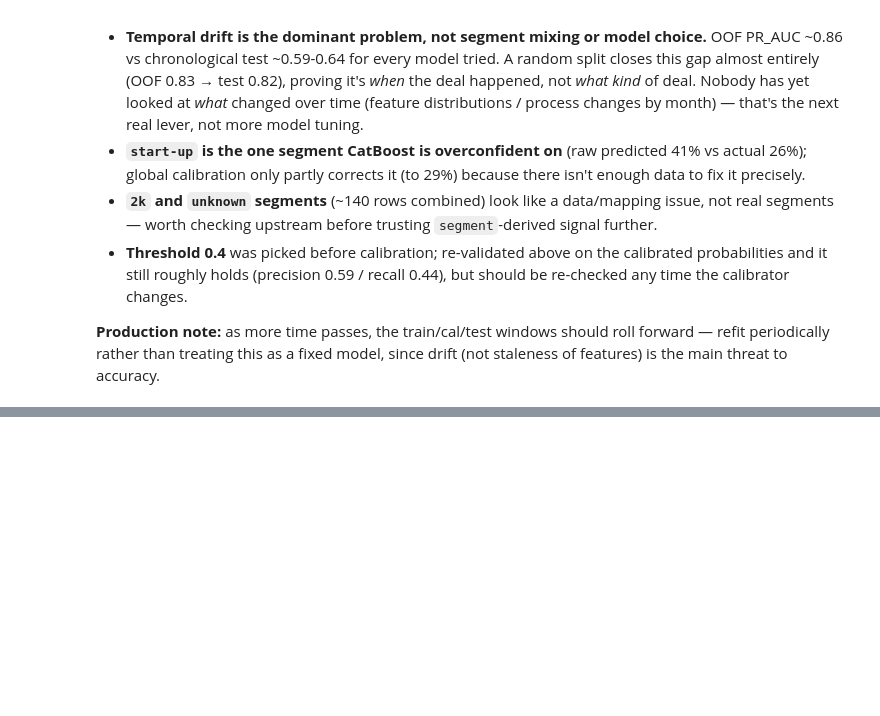
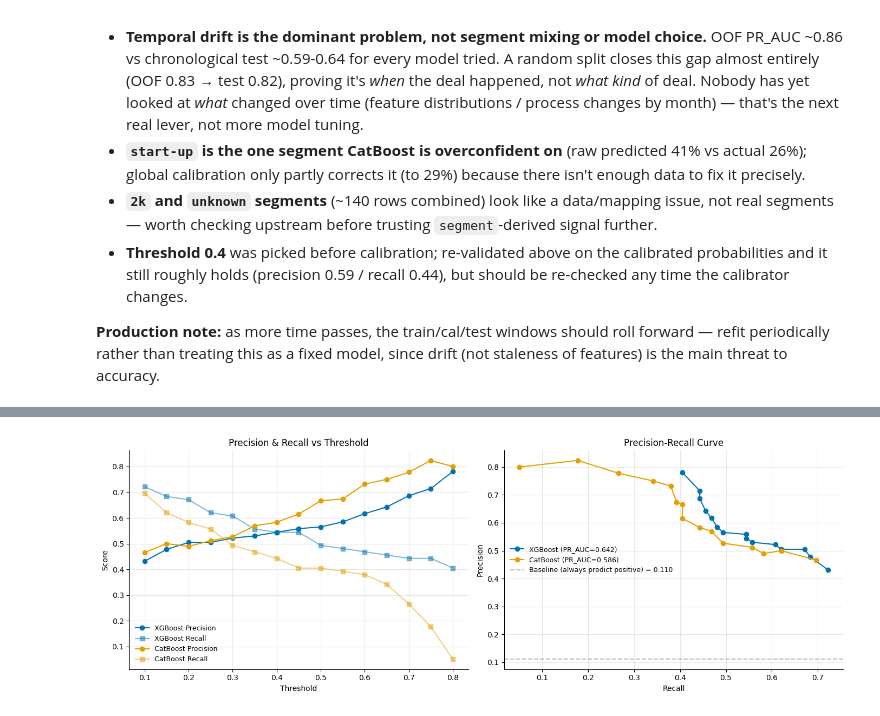
Before and after one commit to sudo-ansh007/forecast, a Jupyter notebook: win_probability_colab_new_draft.ipynb, the cells around one changed output, grey strips where cells are left out. Saved outputs shown, nothing was run; the diff lists cells and outputs as text; code cells hidden in the pictures; blank space fills up the shorter version.

```diff
--- a/win_probability_colab_new_draft.ipynb
+++ b/win_probability_colab_new_draft.ipynb
@@ -568,0 +661,33 @@ start-up only: actual 0.2581   global pred 0.2875   hybrid pred 0.3566
+# %%
+# Precision-Recall curves
+fig, axes = plt.subplots(1, 2, figsize=(14, 5))
+
+# Left: Precision & Recall vs Threshold
+ax = axes[0]
+ax.plot(df_xgb.threshold, df_xgb.precision, 'o-', label='XGBoost Precision', color='#0072B2')
+ax.plot(df_xgb.threshold, df_xgb.recall, 's-', label='XGBoost Recall', color='#0072B2', alpha=0.5)
+ax.plot(df_cb.threshold, df_cb.precision, 'o-', label='CatBoost Precision', color='#E69F00')
+ax.plot(df_cb.threshold, df_cb.recall, 's-', label='CatBoost Recall', color='#E69F00', alpha=0.5)
+ax.set_xlabel('Threshold')
+ax.set_ylabel('Score')
+ax.set_title('Precision & Recall vs Threshold')
+ax.legend(frameon=False, fontsize=9)
+ax.grid(alpha=0.3)
+ax.spines[['top', 'right']].set_visible(False)
+
+# Right: Precision-Recall curve (classic view)
+ax = axes[1]
+ax.plot(df_xgb.recall, df_xgb.precision, 'o-', label=f'XGBoost (PR_AUC={average_precision_score(y_test, p_test_t):.3f})', color='#0072B2')
+ax.plot(df_cb.recall, df_cb.precision, 'o-', label=f'CatBoost (PR_AUC={average_precision_score(y_test, p_test_sig):.3f})', color='#E69F00')
+ax.axhline(y=y_test.mean(), color='gray', linestyle='--', alpha=0.5, label=f'Baseline (always predict positive) = {y_test.mean():.3f}')
+ax.set_xlabel('Recall')
+ax.set_ylabel('Precision')
+ax.set_title('Precision-Recall Curve')
+ax.legend(frameon=False, fontsize=9)
+ax.grid(alpha=0.3)
+ax.spines[['top', 'right']].set_visible(False)
+
+plt.tight_layout()
+plt.show()
+# %% [output]
+[figure, added]
```
Also changed, not shown: parts of 100 cells of this notebook, 3 other files.
